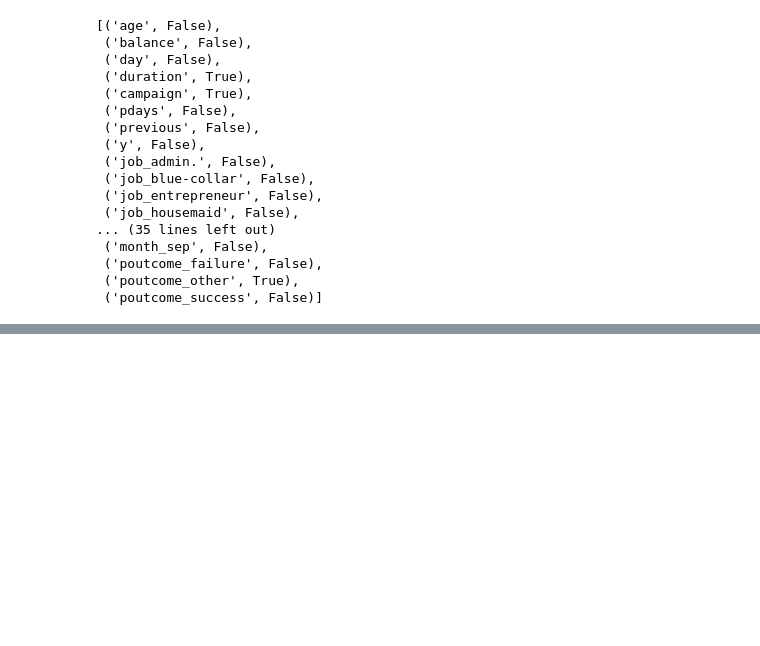
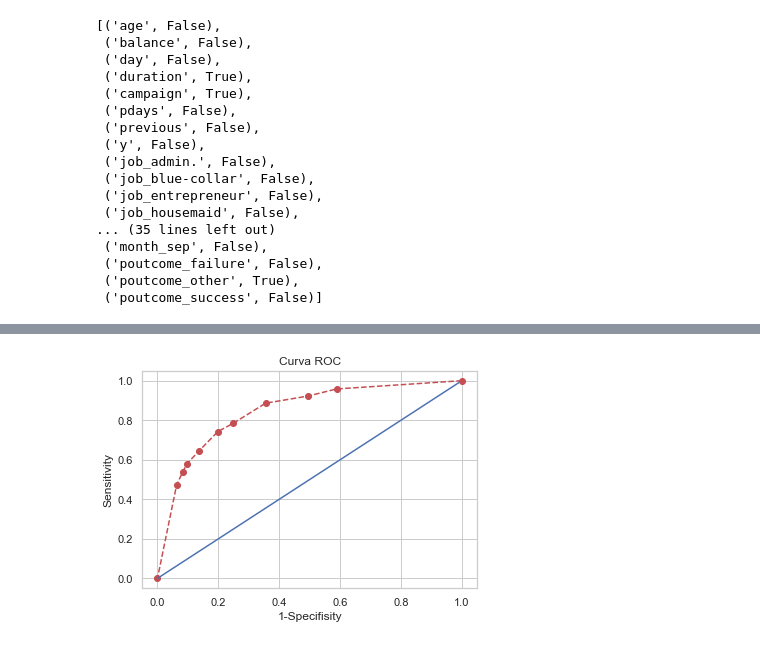
Before and after one commit to edavgaun/Inteligencia-de-negocios, a Jupyter notebook: 09_Intro_Reg_Log_2.ipynb, the cells around one changed output, grey strips where cells are left out. Saved outputs shown, nothing was run; the diff lists cells and outputs as text; code cells hidden in the pictures; blank space fills up the shorter version.

```diff
--- a/09_Intro_Reg_Log_2.ipynb
+++ b/09_Intro_Reg_Log_2.ipynb
@@ -504,0 +735,3 @@ z
+# %%
+sensitivity=TP/(TP+FN)
+sensitivity
@@ -504,0 +740,3 @@ z
+# %%
+specifity=TN/(TN+FP)
+1-specifity
@@ -504,0 +747,26 @@ z
+# %%
+tresholds=[0.04, 0.05, 0.07, 0.1, 0.12, 0.15, 0.18, 0.2, 0.25]
+
+# Creamos 2 listas con valores de inicio igual a 1, para que sea el punto de partida de la gráfica ROC
+sensitivities=[1]
+specifities=[1]
+
+
+for t in tresholds:
+    prob_df["prediction"]=np.where(prob_df[0]>=t,1,0)
+    prob_df["actual"]=list(Y_test)
+    prob_df.head()
+    confusion_matrix=pd.crosstab(prob_df.prediction, prob_df.actual)
+    TN=confusion_matrix[0][0]
+    TP=confusion_matrix[1][1]
+    FP=confusion_matrix[0][1]
+    FN=confusion_matrix[1][0]
+    sensitivity=TP/(TP+FN)
+    sensitivities.append(sensitivity)
+    specifity=TN/(TN+FP)
+    specifity=1-specifity
+    specifities.append(specifity)
+
+# Agregamos 2 valores de término igual a 0, para que sea el punto final de la gráfica ROC
+sensitivities.append(0)
+specifities.append(0)
@@ -504,0 +803,15 @@ z
+# %%
+# Valores para la recta del gráfico
+
+x_roc=[i*0.01 for i in range(100)]
+y_roc=[i*0.01 for i in range(100)]
+
+
+plt.plot(specifities,sensitivities, marker="o", linestyle="--", color="r")
+plt.plot(x_roc,y_roc)
+plt.xlabel("1-Specifisity")
+plt.ylabel("Sensitivity")
+plt.title("Curva ROC")
+plt.show()
+# %% [output]
+[figure, added]
```
Also changed, not shown: parts of 40 cells of this notebook.
